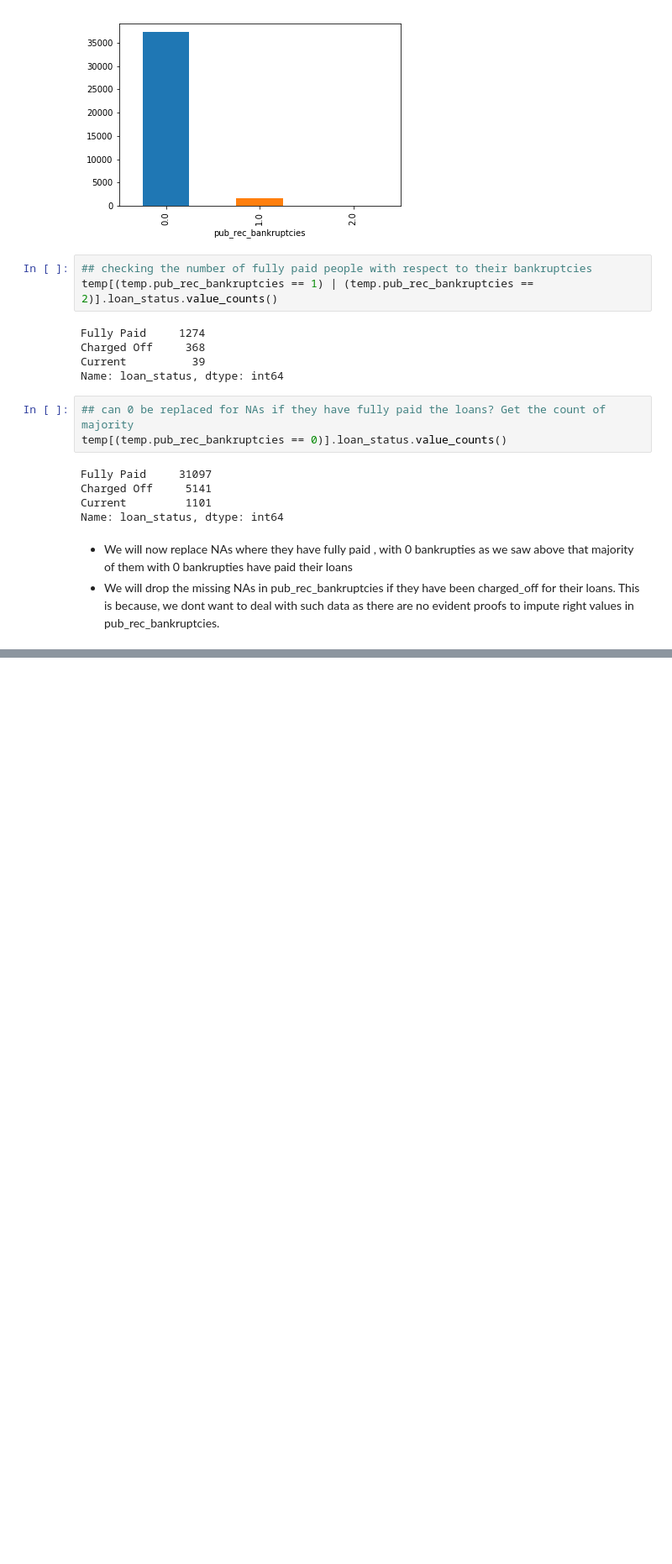
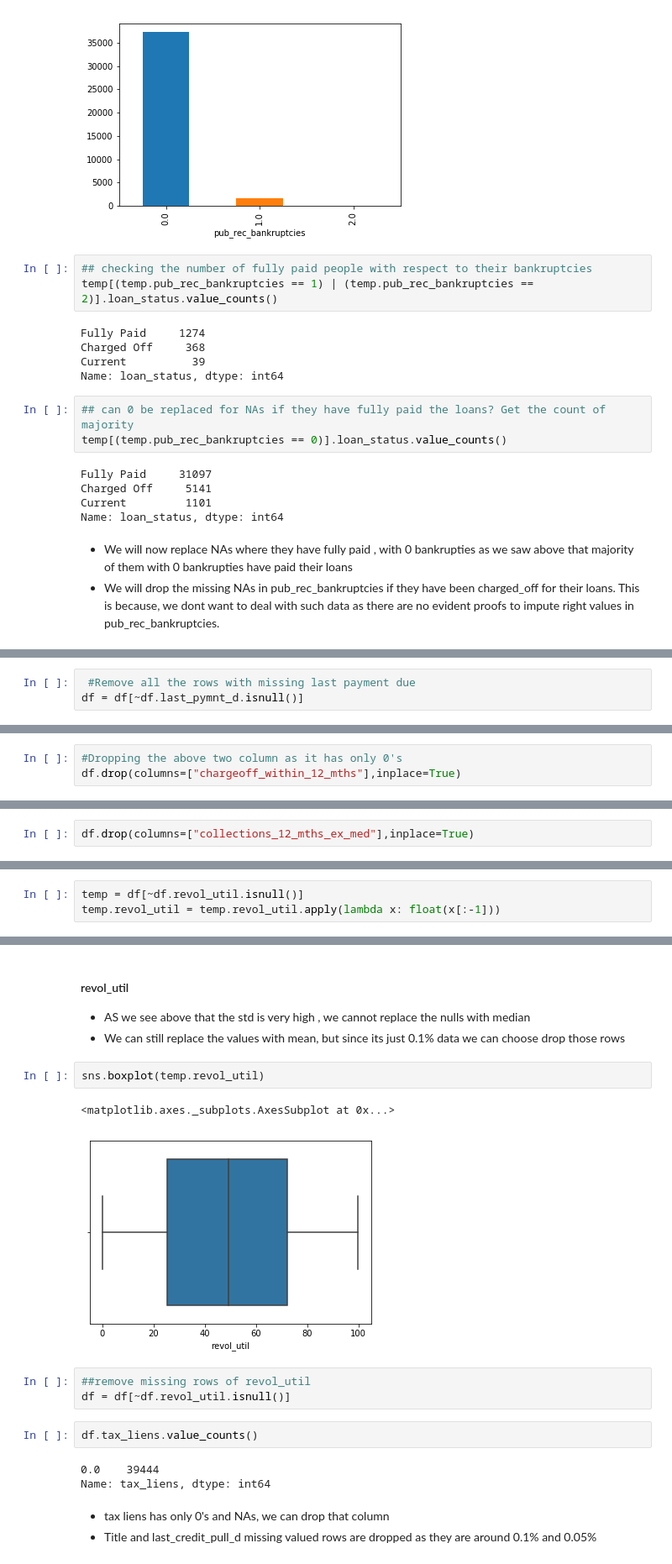
Before and after one commit to sameerg07/LendingClubEDA, a Jupyter notebook: LendingClubEDA.ipynb, the cells around one changed output, grey strips where cells are left out. Shown at 84% size. Drawn from its saved outputs; the diff is of its cells as text; blank space fills up the shorter version.

Commit message:
removed missing values

```diff
--- a/LendingClubEDA.ipynb
+++ b/LendingClubEDA.ipynb
@@ -224,0 +230,3 @@ dtype: int64
+# %%
+ #Remove all the rows with missing last payment due
+df = df[~df.last_pymnt_d.isnull()]
@@ -224,0 +245,3 @@ dtype: int64
+# %%
+#Dropping the above two column as it has only 0's
+df.drop(columns=["chargeoff_within_12_mths"],inplace=True)
@@ -224,0 +253,2 @@ dtype: int64
+# %%
+df.drop(columns=["collections_12_mths_ex_med"],inplace=True)
@@ -224,0 +285,3 @@ dtype: int64
+# %%
+temp = df[~df.revol_util.isnull()]
+temp.revol_util = temp.revol_util.apply(lambda x: float(x[:-1]))
@@ -224,0 +306,20 @@ dtype: int64
+# %% [markdown]
+#### revol_util
+- AS we see above that the std is very high , we cannot replace the nulls with median
+- We can still replace the values with mean, but since its just 0.1% data we can choose drop those rows
+# %%
+sns.boxplot(temp.revol_util)
+# %% [output]
+<matplotlib.axes._subplots.AxesSubplot at 0x...>
+[figure, added]
+# %%
+##remove missing rows of revol_util
+df = df[~df.revol_util.isnull()]
+# %%
+df.tax_liens.value_counts()
+# %% [output]
+0.0    39444
+Name: tax_liens, dtype: int64
+# %% [markdown]
+- tax liens has only 0's and NAs, we can drop that column
+- Title and last_credit_pull_d missing valued rows are dropped as they are around 0.1% and 0.05%
```
Also changed, not shown: parts of 10 cells of this notebook.
